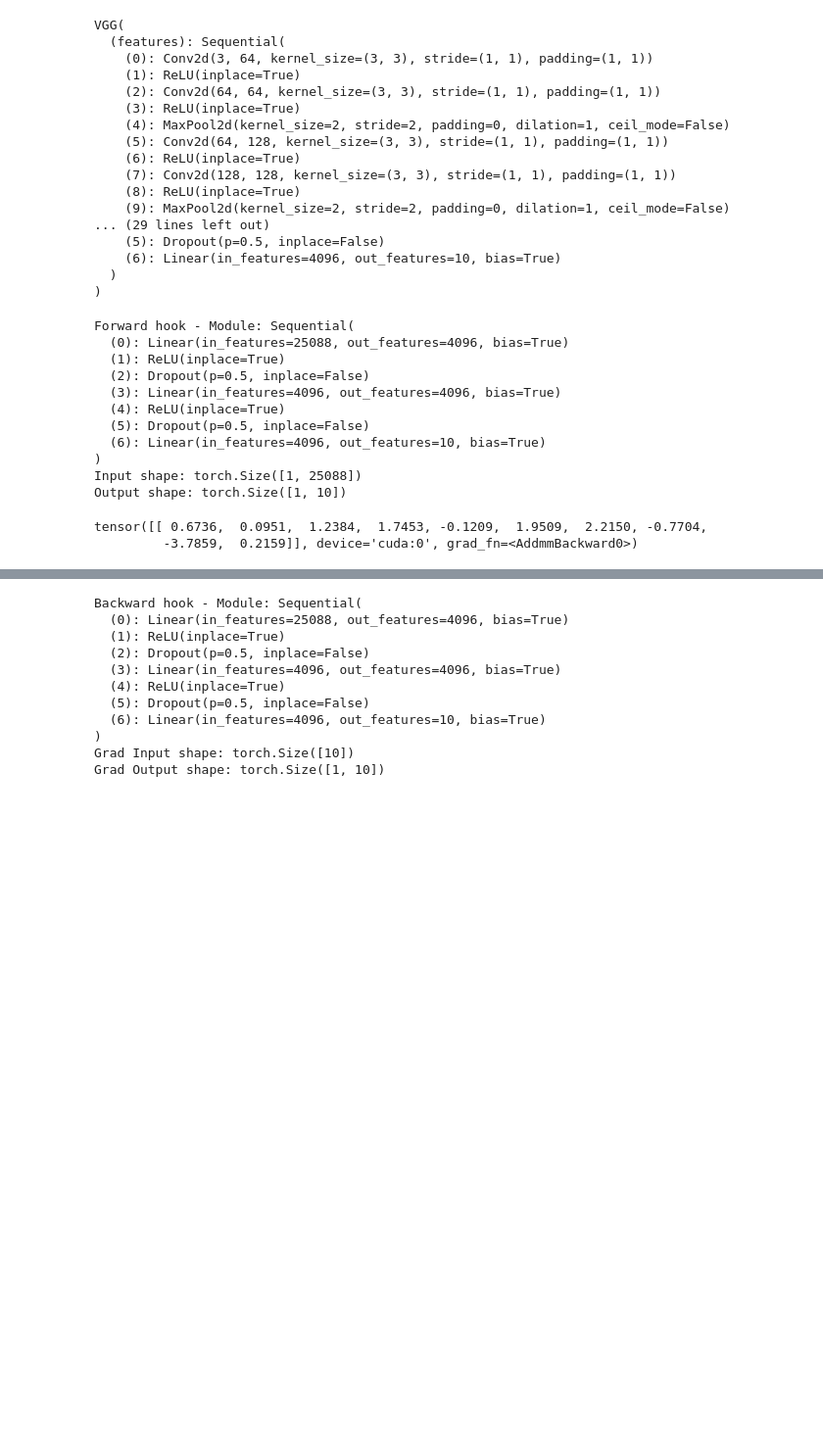
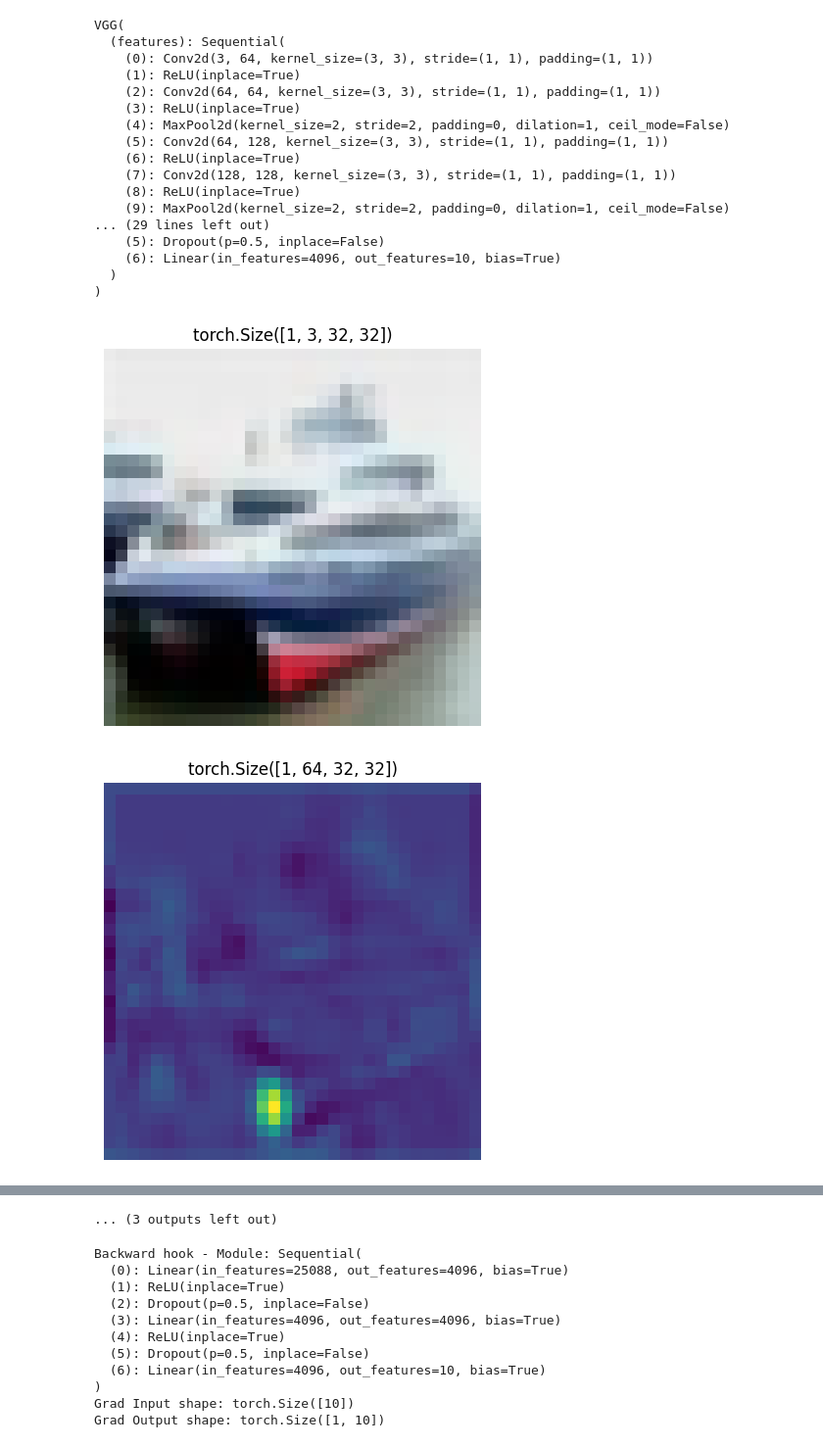
Before and after one commit to DinizMaths/PPGEEC2318_MACHINE_LEARNING, a Jupyter notebook: projects/cnn_hooks/main.ipynb, the cells around one changed output, grey strips where cells are left out. Shown at 98% size. Saved outputs shown, nothing was run; the diff lists cells and outputs as text; code cells hidden in the pictures; blank space fills up the shorter version.

Commit message:
finish cnn hooks

```diff
--- a/projects/cnn_hooks/main.ipynb
+++ b/projects/cnn_hooks/main.ipynb
@@ -675,28 +699,56 @@ VGG(
     (6): Linear(in_features=4096, out_features=10, bias=True)
   )
 )
-# %%
-hook_handle = model_v2.classifier.register_forward_hook(forward_hook)
-# %%
-x = torch.randn(1, 3, 32, 32).to(device)
-
-# Passando a entrada pelo modelo
-output = model_v2(x)
-
-output
-# %% [output]
-Forward hook - Module: Sequential(
-  (0): Linear(in_features=25088, out_features=4096, bias=True)
-  (1): ReLU(inplace=True)
-  (2): Dropout(p=0.5, inplace=False)
-  (3): Linear(in_features=4096, out_features=4096, bias=True)
-  (4): ReLU(inplace=True)
-  (5): Dropout(p=0.5, inplace=False)
-  (6): Linear(in_features=4096, out_features=10, bias=True)
-)
-Input shape: torch.Size([1, 25088])
-Output shape: torch.Size([1, 10])
-tensor([[ 0.6736,  0.0951,  1.2384,  1.7453, -0.1209,  1.9509,  2.2150, -0.7704,
-         -3.7859,  0.2159]], device='cuda:0', grad_fn=<AddmmBackward0>)
-# %%
-hook_handle.remove()
+# %%
+def img_conv_forward_hook(module, input, output):
+    plt.figure(figsize=(5, 5))
+
+    plt.imshow(output[0][0].detach().cpu().numpy())
+    plt.title(output.shape)
+    plt.axis("off")
+    plt.show()
+# %%
+list_hooks = []
+
+for layer in model_v2.features:
+    if isinstance(layer, nn.Conv2d):
+        hook_handle = layer.register_forward_hook(img_conv_forward_hook)
+        list_hooks.append(hook_handle)
+# %%
+x = test_data[1][0].unsqueeze(0).to(device)
+
+plt.figure(figsize=(5, 5))
+plt.imshow(x[0].permute(1, 2, 0).cpu().numpy())
+plt.title(x.shape)
+plt.axis("off")
+plt.show()
+
+output = model_v2(x)
+
+for hook in list_hooks:
+    hook.remove()
+
+plt.figure(figsize=(12, 5))
+
+probabilities = torch.nn.functional.softmax(output, dim=1)
+probabilities_max = probabilities.cpu().detach().numpy().max()
+probabilities_argmax = probabilities.cpu().detach().numpy().argmax()
+
+plt.barh(range(10), probabilities[0].detach().cpu().numpy(), color="blue")
+plt.barh(probabilities_argmax, probabilities_max, color="green")
+
+plt.gca().spines["top"].set_visible(False)
+plt.gca().spines["right"].set_visible(False)
+plt.gca().spines["bottom"].set_visible(False)
+
+plt.yticks(range(10), CLASS_NAMES, fontsize=10)
+
+plt.xticks([])
+
+for i, prob in enumerate(probabilities[0].detach().cpu().numpy()):
+    plt.text(prob + 0.01, i - 0.15, f"{prob * 100:.2f}%", fontsize=10)
+
+plt.show()
+# %% [output]
+[figure, added]
+[figure, added]
@@ -703 +765,2 @@ hook_handle.remove()
+... (3 outputs left out)
 # %%
```
Also changed, not shown: parts of 11 cells of this notebook.
